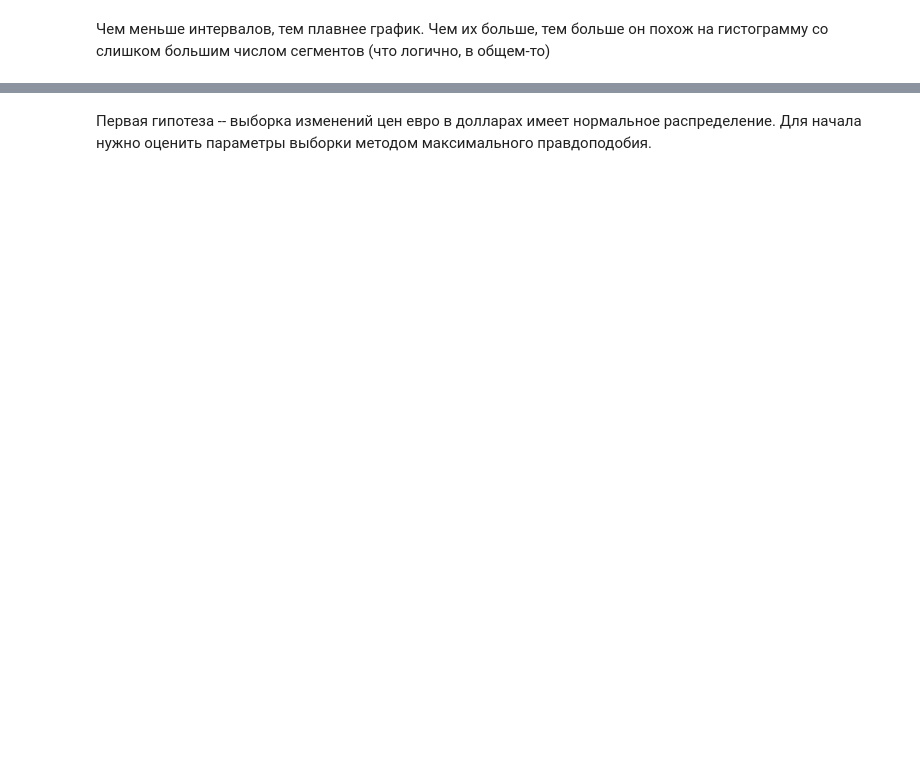
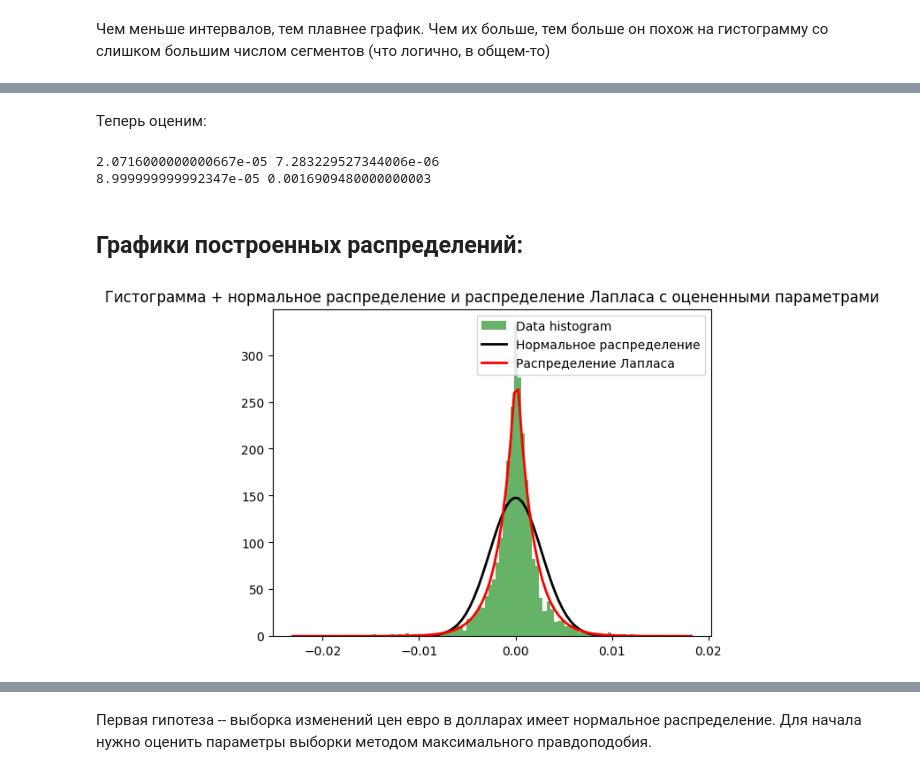
Before and after one commit to stamplevskiyd/statistics, a Jupyter notebook: main.ipynb, the cells around one changed output, grey strips where cells are left out. Saved outputs shown, nothing was run; the diff lists cells and outputs as text; code cells hidden in the pictures; blank space fills up the shorter version.

```diff
--- a/main.ipynb
+++ b/main.ipynb
@@ -113,0 +140,50 @@ plt.show()
+# %% [markdown]
+Теперь оценим:
+# %%
+a_norm: float = np.mean(data)
+sigma_squared_norm: float = np.var(data)
+sigma_norm: float = np.sqrt(sigma_squared_norm)
+
+a_laplace: float = np.median(data)
+b_laplace: float = np.sum(abs(data - a_laplace)) / len(data)
+
+print(a_norm, sigma_squared_norm)
+print(a_laplace, b_laplace)
+# %% [output]
+2.0716000000000667e-05 7.283229527344006e-06
+8.999999999992347e-05 0.0016909480000000003
+# %% [markdown]
+## Графики построенных распределений:
+# %%
+import numpy as np
+import matplotlib.pyplot as plt
+import scipy.stats as stats
+
+# Генерация случайного массива данных
+np.random.seed(0)
+
+# Параметры нормального и Лапласовского распределений
+mu_norm, sigma_norm = a_norm, sigma_norm
+mu_laplace, b_laplace = a_laplace, b_laplace
+
+# Создание гистограммы
+plt.hist(data, bins=100, density=True, alpha=0.6, color='g', label='Data histogram')
+
+# Нормальное распределение
+xmin, xmax = plt.xlim()
+x = np.linspace(xmin, xmax, 100)
+p_norm = stats.norm.pdf(x, mu_norm, sigma_norm)
+plt.plot(x, p_norm, 'k', linewidth=2, label='Нормальное распределение')
+
+# Распределение Лапласа
+p_laplace = stats.laplace.pdf(x, mu_laplace, b_laplace)
+plt.plot(x, p_laplace, 'r', linewidth=2, label='Распределение Лапласа')
+
+# Добавление легенды
+plt.legend(loc='upper right')
+
+# Отображение графика
+plt.title('Гистограмма + нормальное распределение и распределение Лапласа с оцененными параметрами')
+plt.show()
+# %% [output]
+[figure, added]
```
Also changed, not shown: parts of 13 cells of this notebook.
